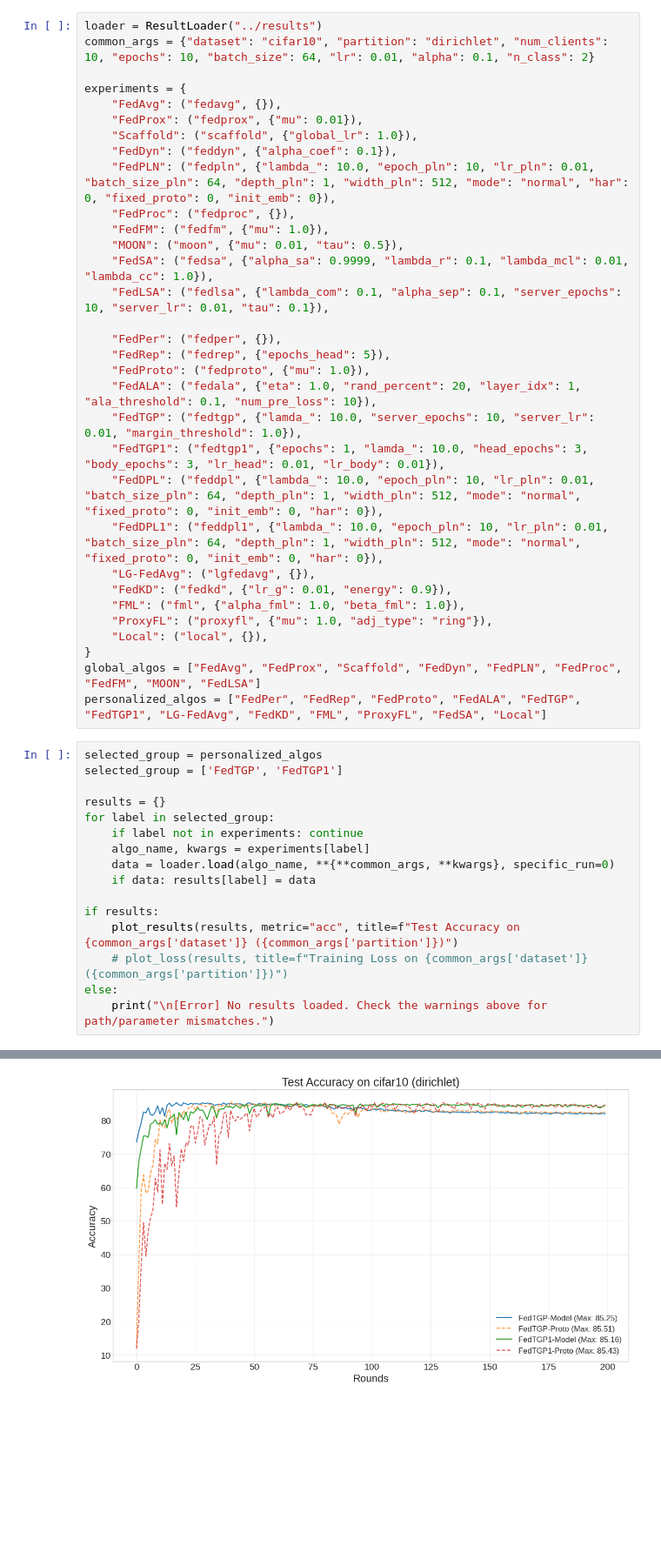
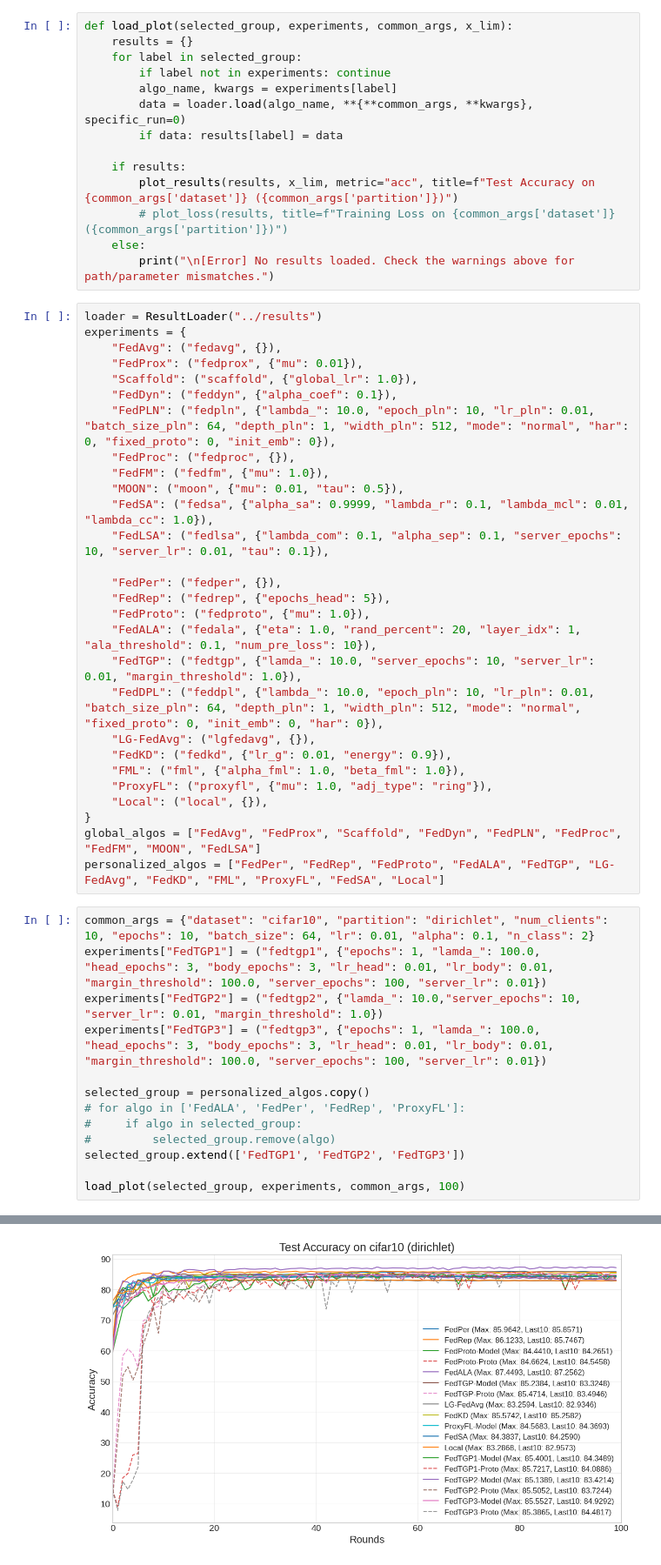
Before and after one commit to haifeng-dai/fl, a Jupyter notebook: plot/results_analysis.ipynb, the cells around one changed output, grey strips where cells are left out. Shown at 87% size. Saved outputs shown, nothing was run; the diff lists cells and outputs as text; blank space fills up the shorter version.

```diff
--- a/plot/results_analysis.ipynb
+++ b/plot/results_analysis.ipynb
@@ -18,10 +18,22 @@ plt.rcParams.update({
     'legend.fontsize': 12,
     'figure.titlesize': 20
 })
+# %%
+def load_plot(selected_group, experiments, common_args, x_lim):
+    results = {}
+    for label in selected_group:
+        if label not in experiments: continue
+        algo_name, kwargs = experiments[label]
+        data = loader.load(algo_name, **{**common_args, **kwargs}, specific_run=0)
+        if data: results[label] = data
+
+    if results:
+        plot_results(results, x_lim, metric="acc", title=f"Test Accuracy on {common_args['dataset']} ({common_args['partition']})")
+        # plot_loss(results, title=f"Training Loss on {common_args['dataset']} ({common_args['partition']})")
+    else:
+        print("\n[Error] No results loaded. Check the warnings above for path/parameter mismatches.")
 # %%
 loader = ResultLoader("../results")
-common_args = {"dataset": "cifar10", "partition": "dirichlet", "num_clients": 10, "epochs": 10, "batch_size": 64, "lr": 0.01, "alpha": 0.1, "n_class": 2}
-
 experiments = {
     "FedAvg": ("fedavg", {}),
     "FedProx": ("fedprox", {"mu": 0.01}),
@@ -39,9 +51,7 @@ experiments = {
     "FedProto": ("fedproto", {"mu": 1.0}),
     "FedALA": ("fedala", {"eta": 1.0, "rand_percent": 20, "layer_idx": 1, "ala_threshold": 0.1, "num_pre_loss": 10}),
     "FedTGP": ("fedtgp", {"lamda_": 10.0, "server_epochs": 10, "server_lr": 0.01, "margin_threshold": 1.0}),
-    "FedTGP1": ("fedtgp1", {"epochs": 1, "lamda_": 10.0, "head_epochs": 3, "body_epochs": 3, "lr_head": 0.01, "lr_body": 0.01}),
     "FedDPL": ("feddpl", {"lambda_": 10.0, "epoch_pln": 10, "lr_pln": 0.01, "batch_size_pln": 64, "depth_pln": 1, "width_pln": 512, "mode": "normal", "fixed_proto": 0, "init_emb": 0, "har": 0}),
-    "FedDPL1": ("feddpl1", {"lambda_": 10.0, "epoch_pln": 10, "lr_pln": 0.01, "batch_size_pln": 64, "depth_pln": 1, "width_pln": 512, "mode": "normal", "fixed_proto": 0, "init_emb": 0, "har": 0}),
     "LG-FedAvg": ("lgfedavg", {}),
     "FedKD": ("fedkd", {"lr_g": 0.01, "energy": 0.9}),
     "FML": ("fml", {"alpha_fml": 1.0, "beta_fml": 1.0}),
@@ -49,22 +59,19 @@ experiments = {
     "Local": ("local", {}),
 }
 global_algos = ["FedAvg", "FedProx", "Scaffold", "FedDyn", "FedPLN", "FedProc", "FedFM", "MOON", "FedLSA"]
-personalized_algos = ["FedPer", "FedRep", "FedProto", "FedALA", "FedTGP", "FedTGP1", "LG-FedAvg", "FedKD", "FML", "ProxyFL", "FedSA", "Local"]
+personalized_algos = ["FedPer", "FedRep", "FedProto", "FedALA", "FedTGP", "LG-FedAvg", "FedKD", "FML", "ProxyFL", "FedSA", "Local"]
 # %%
-selected_group = personalized_algos
-selected_group = ['FedTGP', 'FedTGP1']
+common_args = {"dataset": "cifar10", "partition": "dirichlet", "num_clients": 10, "epochs": 10, "batch_size": 64, "lr": 0.01, "alpha": 0.1, "n_class": 2}
+experiments["FedTGP1"] = ("fedtgp1", {"epochs": 1, "lamda_": 100.0, "head_epochs": 3, "body_epochs": 3, "lr_head": 0.01, "lr_body": 0.01, "margin_threshold": 100.0, "server_epochs": 100, "server_lr": 0.01})
+experiments["FedTGP2"] = ("fedtgp2", {"lamda_": 10.0,"server_epochs": 10, "server_lr": 0.01, "margin_threshold": 1.0})
+experiments["FedTGP3"] = ("fedtgp3", {"epochs": 1, "lamda_": 100.0, "head_epochs": 3, "body_epochs": 3, "lr_head": 0.01, "lr_body": 0.01, "margin_threshold": 100.0, "server_epochs": 100, "server_lr": 0.01})
 
-results = {}
-for label in selected_group:
-    if label not in experiments: continue
-    algo_name, kwargs = experiments[label]
-    data = loader.load(algo_name, **{**common_args, **kwargs}, specific_run=0)
-    if data: results[label] = data
+selected_group = personalized_algos.copy()
+# for algo in ['FedALA', 'FedPer', 'FedRep', 'ProxyFL']:
+#     if algo in selected_group:
+#         selected_group.remove(algo)
+selected_group.extend(['FedTGP1', 'FedTGP2', 'FedTGP3'])
 
-if results:
-    plot_results(results, metric="acc", title=f"Test Accuracy on {common_args['dataset']} ({common_args['partition']})")
-    # plot_loss(results, title=f"Training Loss on {common_args['dataset']} ({common_args['partition']})")
-else:
-    print("\n[Error] No results loaded. Check the warnings above for path/parameter mismatches.")
+load_plot(selected_group, experiments, common_args, 100)
 # %% [output]
 Figure saved to figures/test_accuracy_on_cifar10_dirichlet.png
@@ -71 +94 @@ Figure saved to figures/test_accuracy_on_cifar10_dirichlet.png
-[figure, old version]
+[figure, new version]
```
Also changed, not shown: parts of 1 cell of this notebook, 9 other files.
